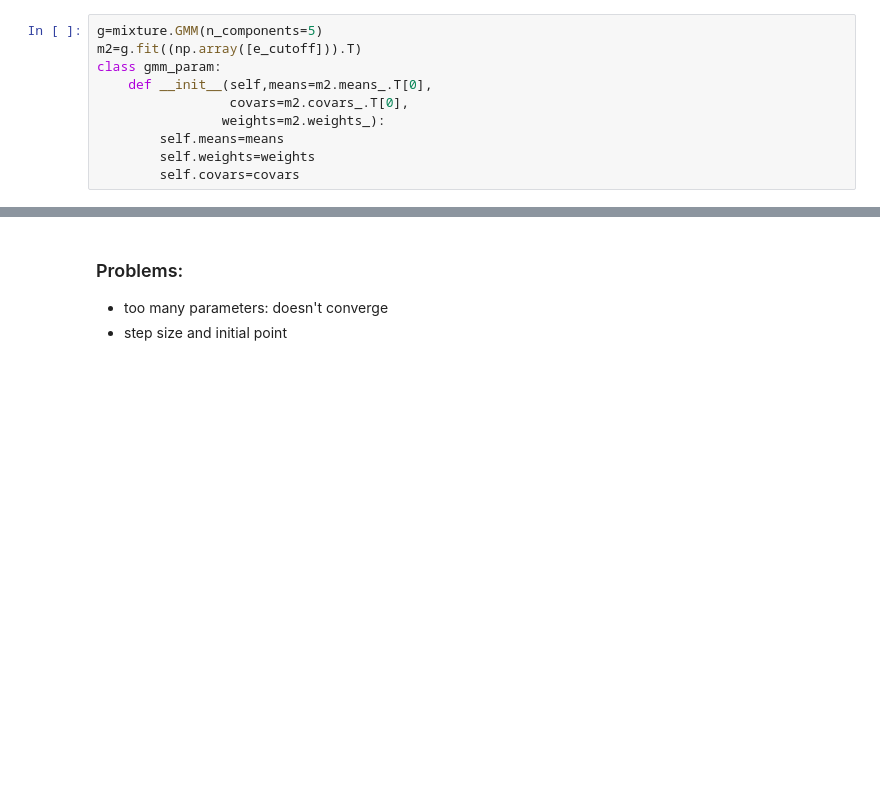
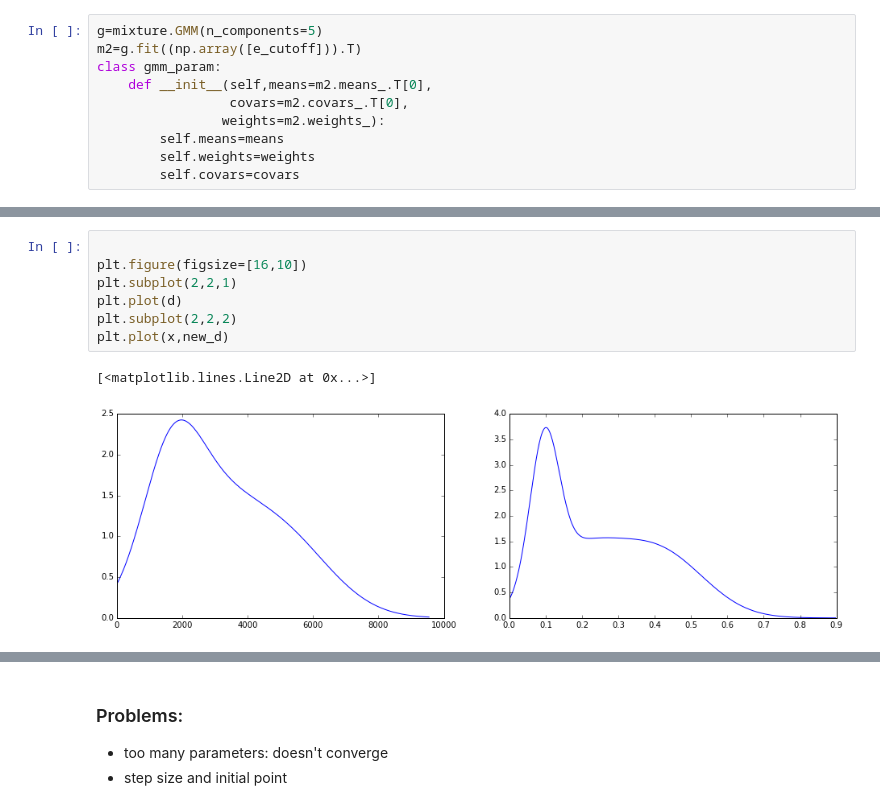
Before and after one commit to sowmyakth/Flubber, a Jupyter notebook: shape_est.ipynb, the cells around one changed output, grey strips where cells are left out. Drawn from its saved outputs; the diff is of its cells as text; blank space fills up the shorter version.

```diff
--- a/shape_est.ipynb
+++ b/shape_est.ipynb
@@ -251,0 +297,10 @@ plt.tight_layout()
+# %%
+
+plt.figure(figsize=[16,10])
+plt.subplot(2,2,1)
+plt.plot(d)
+plt.subplot(2,2,2)
+plt.plot(x,new_d)
+# %% [output]
+[<matplotlib.lines.Line2D at 0x...>]
+[figure, added]
```
Also changed, not shown: parts of 17 cells of this notebook.
